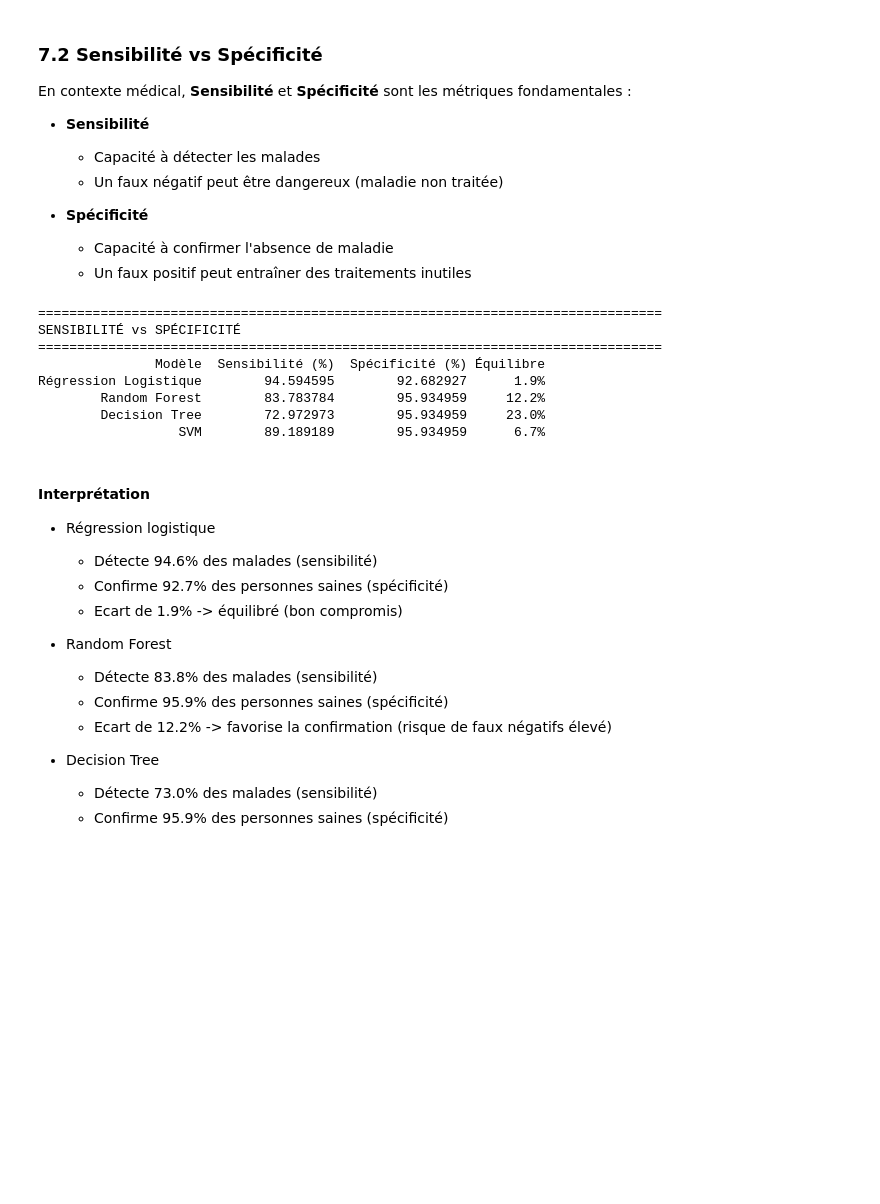
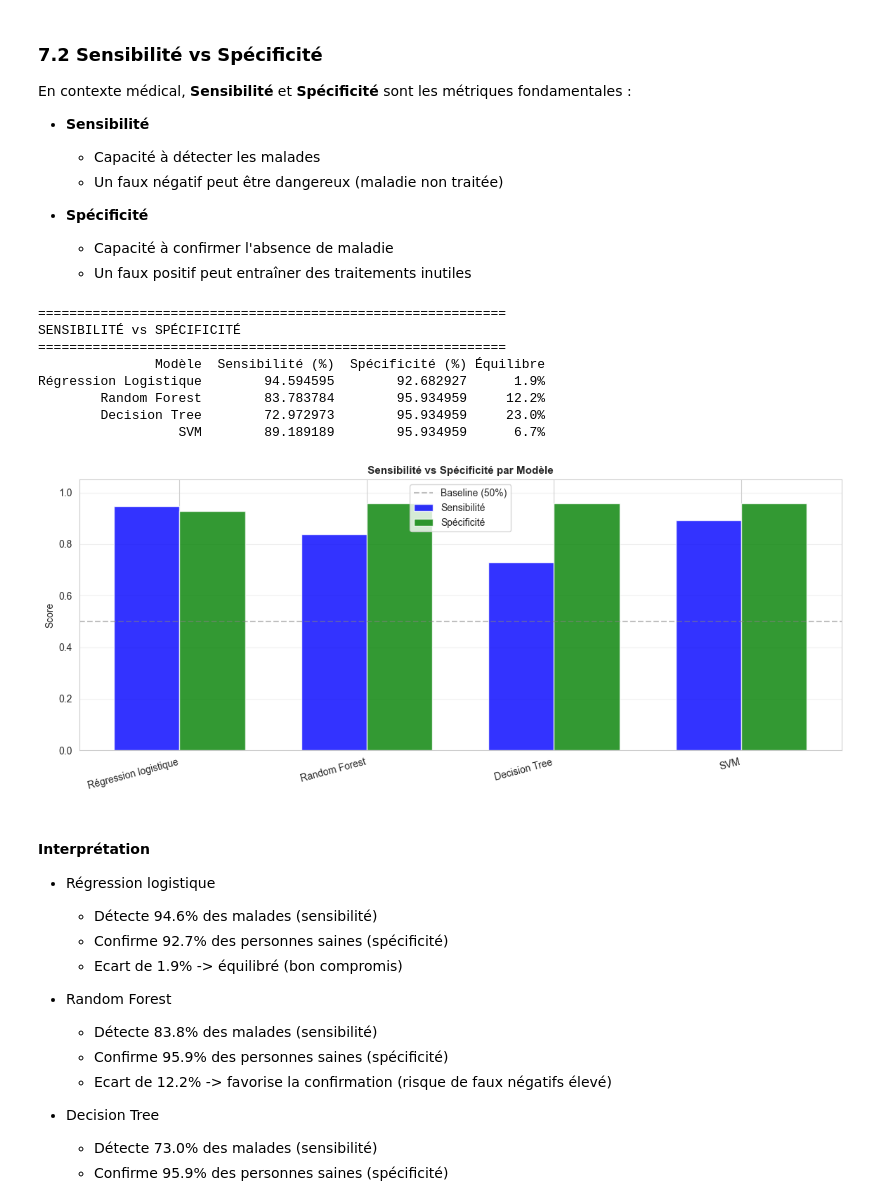
Before and after one commit to 18Nilsou/Modelisation_et_resolution_de_problemes_basees_sur_l_apprentissage_automatique, a Jupyter notebook: TP.ipynb, the cells around one changed output. Saved outputs shown, nothing was run; the diff lists cells and outputs as text; code cells hidden in the pictures; blank space fills up the shorter version.

```diff
--- a/TP.ipynb
+++ b/TP.ipynb
@@ -771,8 +771,19 @@ En contexte médical, **Sensibilité** et **Spécificité** sont les métriques
   - Capacité à confirmer l'absence de maladie
   - Un faux positif peut entraîner des traitements inutiles
 # %%
+# Extraction des composants des matrices de confusion pour tous les modèles
+def extract_cm_components(cm):
+    tn, fp, fn, tp = cm.ravel()
+    return {'TN': tn, 'FP': fp, 'FN': fn, 'TP': tp}
+
+cm_dict = {
+    'Régression logistique': extract_cm_components(cm_lr),
+    'Random Forest': extract_cm_components(cm_rf),
+    'Decision Tree': extract_cm_components(cm_dt),
+    'SVM': extract_cm_components(cm_svm)
+}
+
 # Calcul de Sensibilité et Spécificité pour chaque modèle
-
 def calc_sensitivity_specificity(cm):
     """Calcule sensibilité et spécificité à partir d'une matrice de confusion"""
     tn, fp, fn, tp = cm.ravel()
@@ -781,37 +792,61 @@ def calc_sensitivity_specificity(cm):
     return sensitivity, specificity
 
 # Calculs
 sens_lr, spec_lr = calc_sensitivity_specificity(cm_lr)
 sens_rf, spec_rf = calc_sensitivity_specificity(cm_rf)
 sens_dt, spec_dt = calc_sensitivity_specificity(cm_dt)
 sens_svm, spec_svm = calc_sensitivity_specificity(cm_svm)
 
-print("\n" + "=" * 80)
+
+# Graphique : Sensibilité vs Spécificité
+fig, axes = plt.subplots(1, 1, figsize=(14, 5))
+modeles = list(cm_dict.keys())
+
+sensitivities = [sens_lr, sens_rf, sens_dt, sens_svm]
+specificities = [spec_lr, spec_rf, spec_dt, spec_svm]
+
+x = np.arange(len(modeles))
+width = 0.35
+
+axes.bar(x - width/2, sensitivities, width, label='Sensibilité', color='Blue', alpha=0.8)
+axes.bar(x + width/2, specificities, width, label='Spécificité', color='Green', alpha=0.8)
+
+axes.set_ylabel('Score')
+axes.set_title('Sensibilité vs Spécificité par Modèle', fontweight='bold', fontsize=11)
+axes.set_xticks(x)
+axes.set_xticklabels(modeles, rotation=15, ha='right')
+axes.axhline(y=0.5, color='gray', linestyle='--', alpha=0.5, label='Baseline (50%)')
+axes.legend()
+axes.set_ylim([0, 1.05])
+axes.grid(axis='y', alpha=0.3)
+
+print("\n" + "=" * 60)
 print("SENSIBILITÉ vs SPÉCIFICITÉ")
-print("=" * 80)
+print("=" * 60)
 
 clinical_metrics = pd.DataFrame({
     'Modèle': ['Régression Logistique', 'Random Forest', 'Decision Tree', 'SVM'],
     'Sensibilité (%)': [sens_lr*100, sens_rf*100, sens_dt*100, sens_svm*100],
     'Spécificité (%)': [spec_lr*100, spec_rf*100, spec_dt*100, spec_svm*100],
     'Équilibre': [
         f"{abs(sens_lr - spec_lr)*100:.1f}%",
         f"{abs(sens_rf - spec_rf)*100:.1f}%",
         f"{abs(sens_dt - spec_dt)*100:.1f}%",
         f"{abs(sens_svm - spec_svm)*100:.1f}%"
     ]
 })
 
 print(clinical_metrics.to_string(index=False))
 # %% [output]
-================================================================================
+============================================================
 SENSIBILITÉ vs SPÉCIFICITÉ
-================================================================================
+============================================================
                Modèle  Sensibilité (%)  Spécificité (%) Équilibre
 Régression Logistique        94.594595        92.682927      1.9%
         Random Forest        83.783784        95.934959     12.2%
         Decision Tree        72.972973        95.934959     23.0%
                   SVM        89.189189        95.934959      6.7%
+[figure, added]
 # %% [markdown]
 #### Interprétation
 
```
Also changed, not shown: parts of 34 cells of this notebook.
